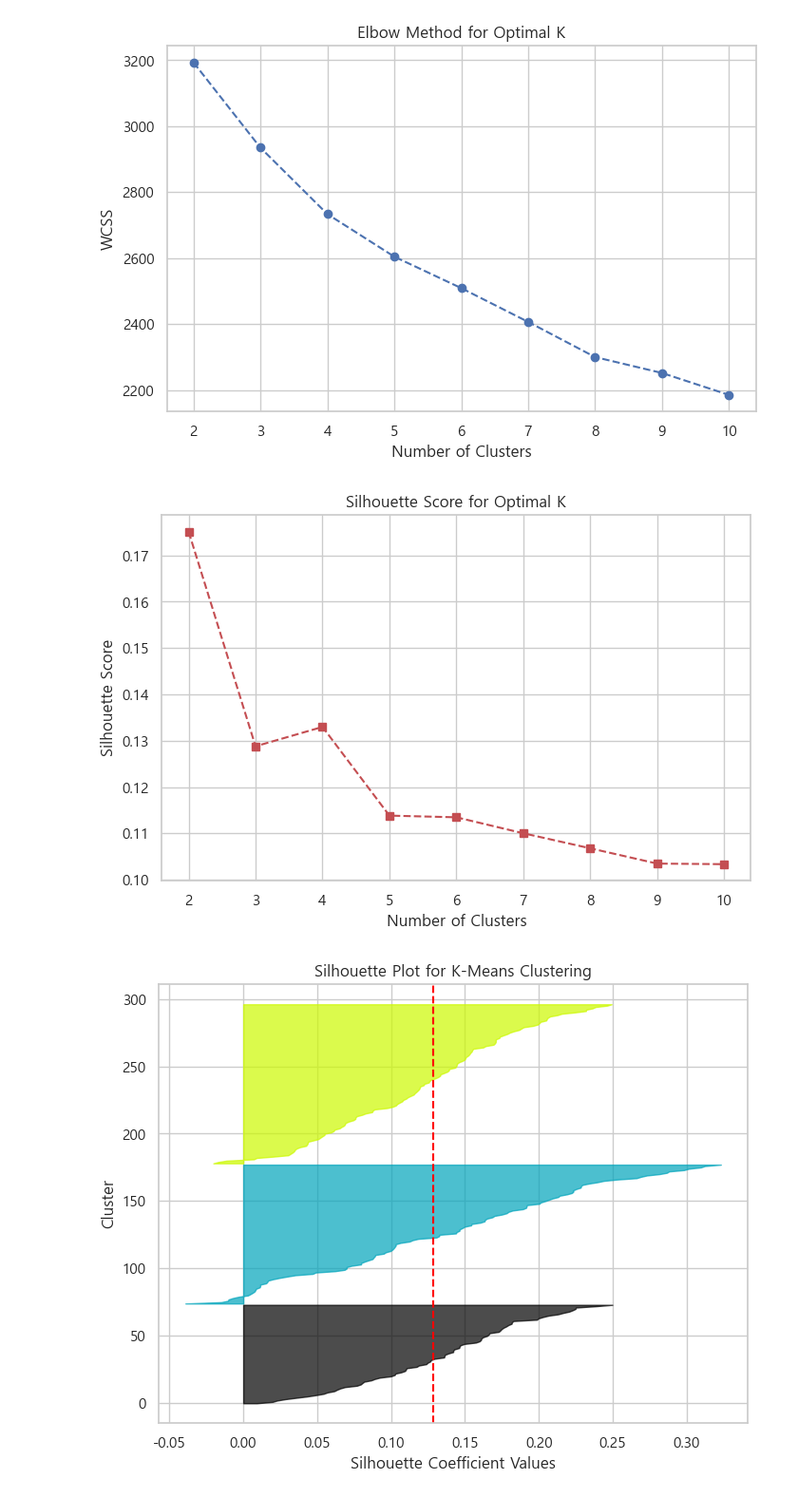
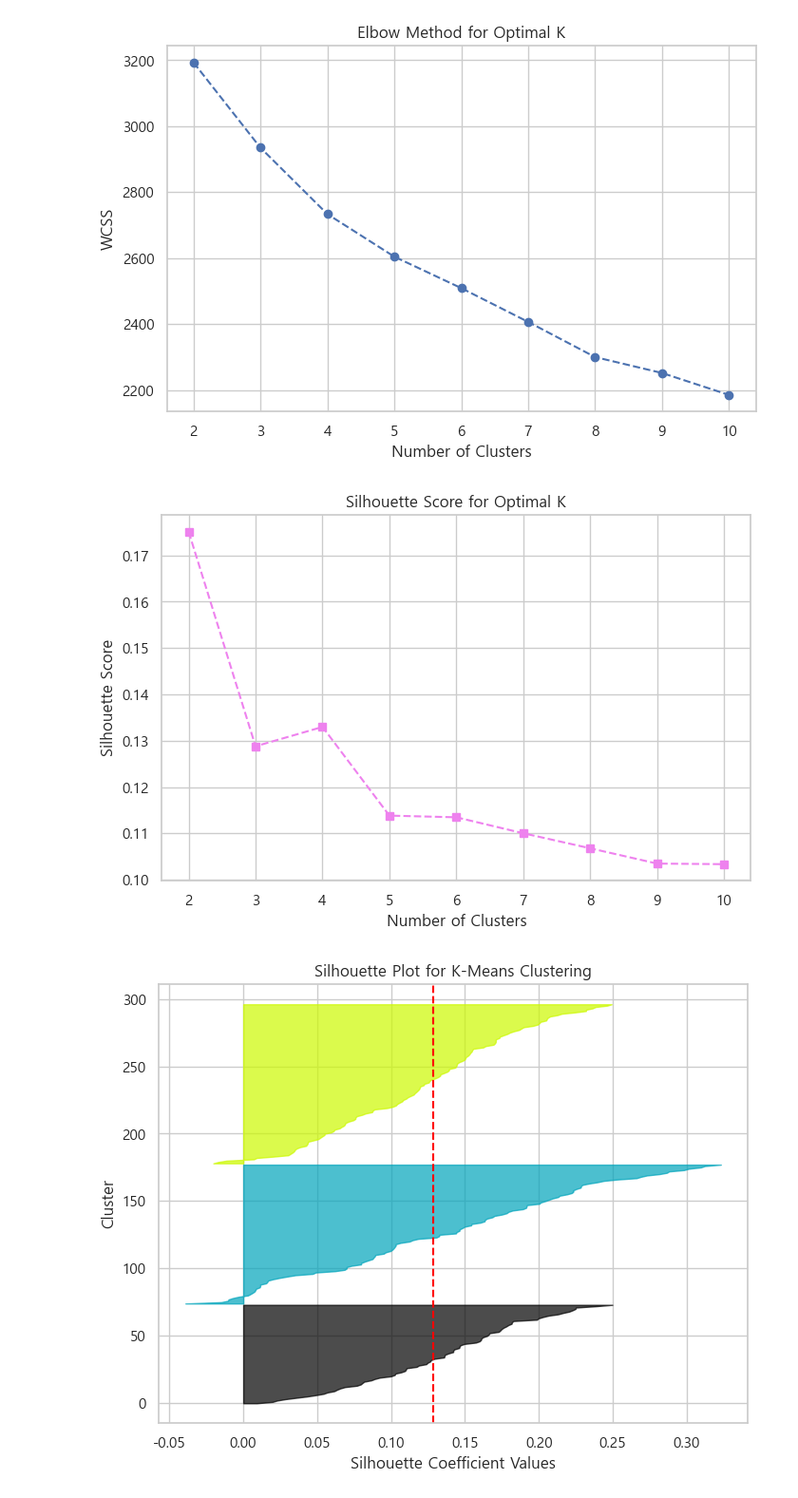
Before and after one commit to swdean07/BigData_Visualiza_Practice, a Jupyter notebook: ch6-군집분석/practice2.ipynb, the cells around one changed output. Shown: that part at 95% size. Drawn from its saved outputs; the diff is of its cells as text; code cells hidden in the pictures.

```diff
--- a/ch6-군집분석/practice2.ipynb
+++ b/ch6-군집분석/practice2.ipynb
@@ -86,19 +86,19 @@ plt.show()
 # %%
 # 3. 최적 군집 수 결정 - 실루엣 계수
 silhouette_scores = []
 for k in k_range:
     kmeans = KMeans(n_clusters=k, random_state=42, n_init=10)
     labels = kmeans.fit_predict(df_scaled)
     silhouette_scores.append(silhouette_score(df_scaled, labels))
 
 plt.figure(figsize=(8, 5))
-plt.plot(k_range, silhouette_scores, marker='s', linestyle='--', color='r')
+plt.plot(k_range, silhouette_scores, marker='s', linestyle='--', color='violet')
 plt.xlabel('Number of Clusters')
 plt.ylabel('Silhouette Score')
 plt.title('Silhouette Score for Optimal K')
 plt.show()
 # %% [output]
-[figure, old version]
+[figure, new version]
 # %%
 # 4. K-means 모델 학습 (최적 K 설정 필요)
 optimal_k = 3  # 엘보 기법 & 실루엣 계수를 통해 결정 (변경 가능)
```
